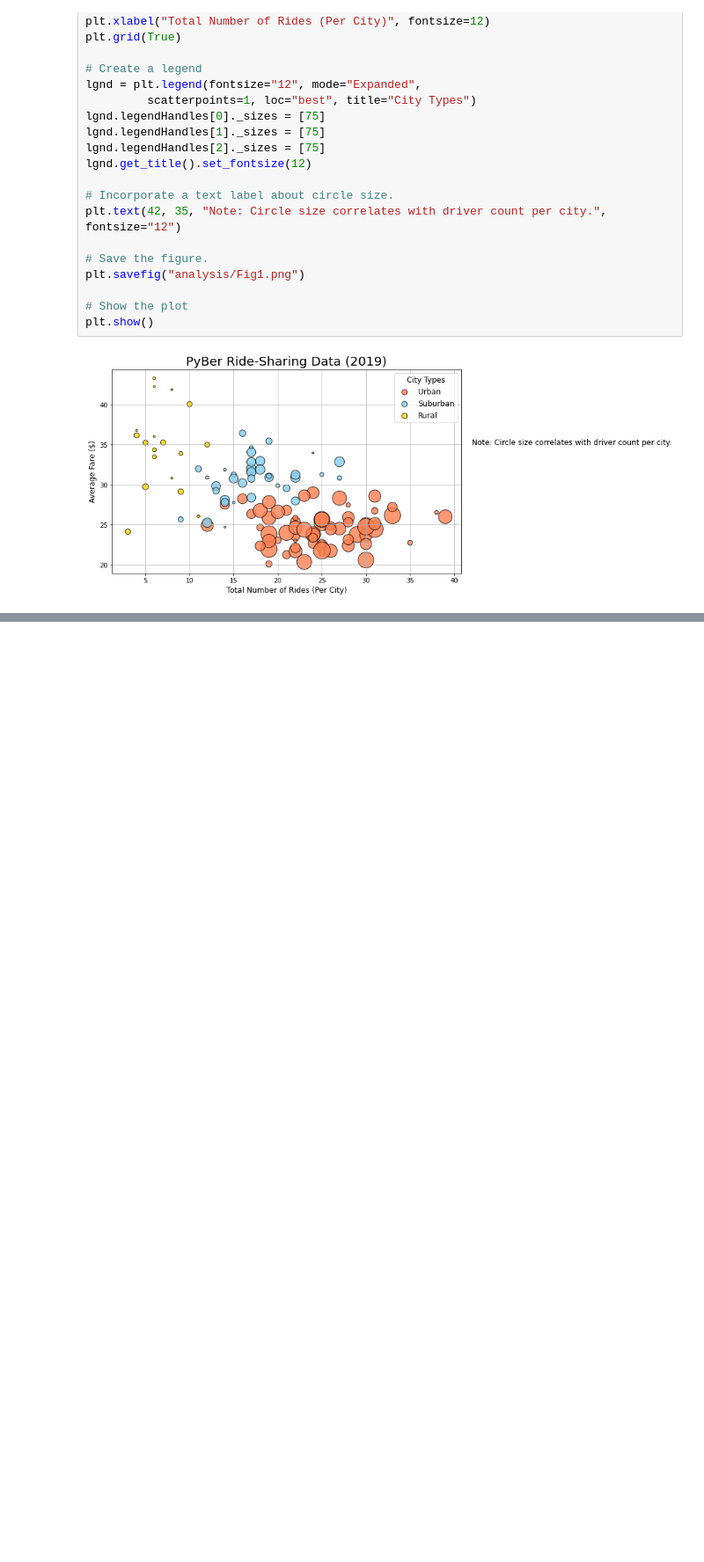
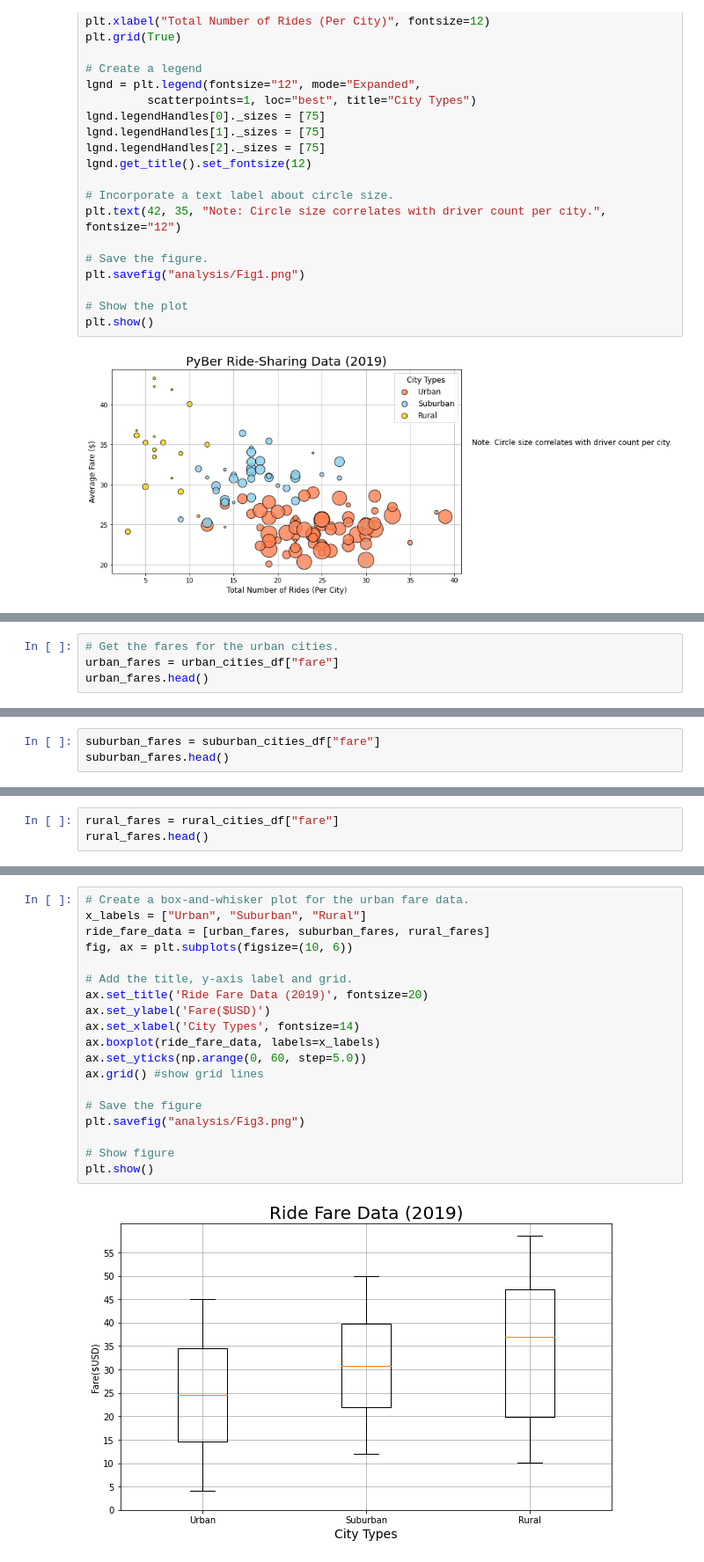
Before and after one commit to Molo24/PyBer_Analysis, a Jupyter notebook: PyBer.ipynb, the cells around one changed output, grey strips where cells are left out. Shown: that part at 88% size. Drawn from its saved outputs; the diff is of its cells as text; blank space fills up the shorter version.

```diff
--- a/PyBer.ipynb
+++ b/PyBer.ipynb
@@ -294,0 +438,4 @@ plt.show()
+# %%
+# Get the fares for the urban cities.
+urban_fares = urban_cities_df["fare"]
+urban_fares.head()
@@ -294,0 +463,3 @@ plt.show()
+# %%
+suburban_fares = suburban_cities_df["fare"]
+suburban_fares.head()
@@ -294,0 +487,3 @@ plt.show()
+# %%
+rural_fares = rural_cities_df["fare"]
+rural_fares.head()
@@ -294,0 +635,21 @@ plt.show()
+# %%
+# Create a box-and-whisker plot for the urban fare data.
+x_labels = ["Urban", "Suburban", "Rural"]
+ride_fare_data = [urban_fares, suburban_fares, rural_fares]
+fig, ax = plt.subplots(figsize=(10, 6))
+
+# Add the title, y-axis label and grid.
+ax.set_title('Ride Fare Data (2019)', fontsize=20)
+ax.set_ylabel('Fare($USD)')
+ax.set_xlabel('City Types', fontsize=14)
+ax.boxplot(ride_fare_data, labels=x_labels)
+ax.set_yticks(np.arange(0, 60, step=5.0))
+ax.grid() #show grid lines
+
+# Save the figure
+plt.savefig("analysis/Fig3.png")
+
+# Show figure
+plt.show()
+# %% [output]
+[figure, added]
```
Also changed, not shown: parts of 30 cells of this notebook.
